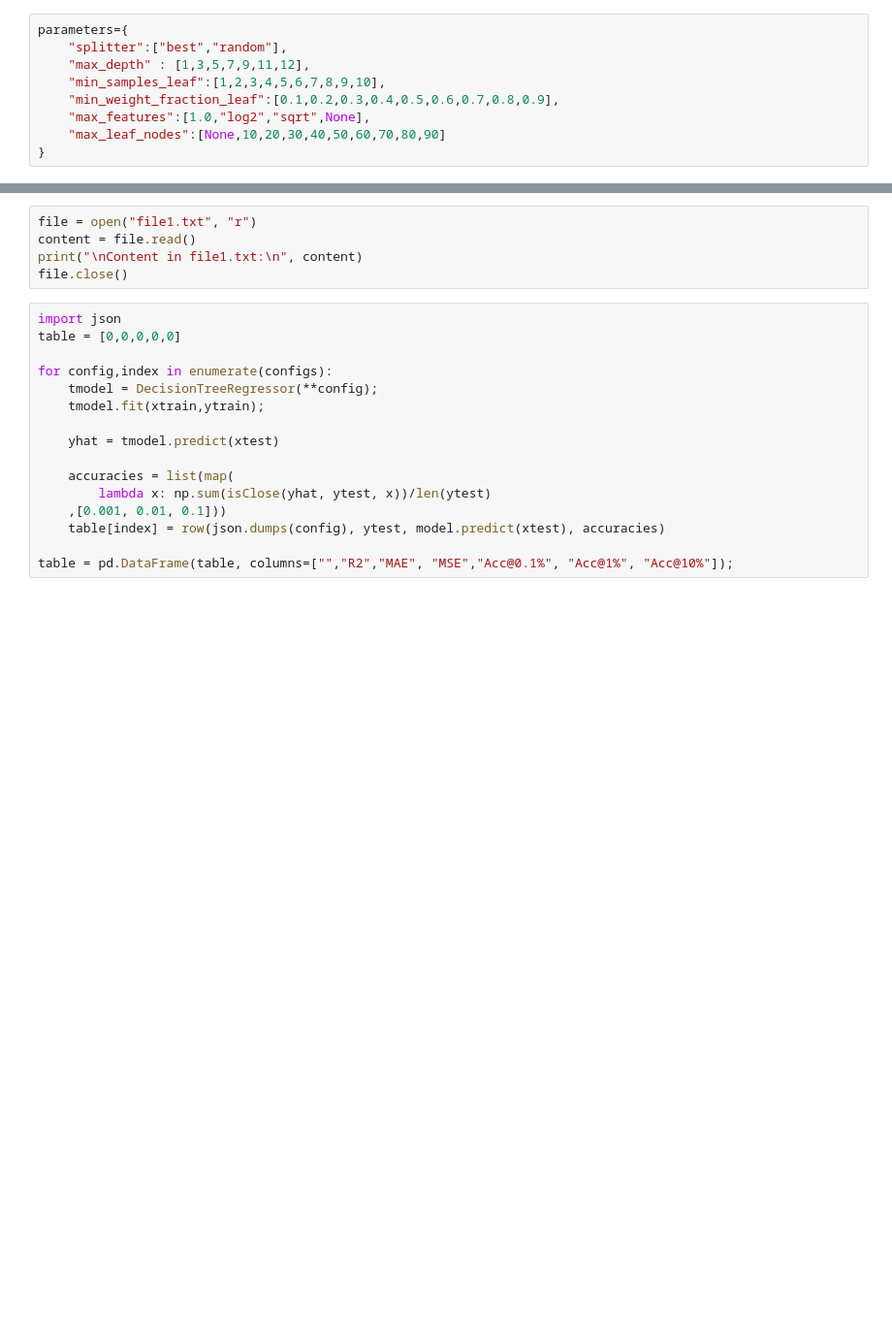
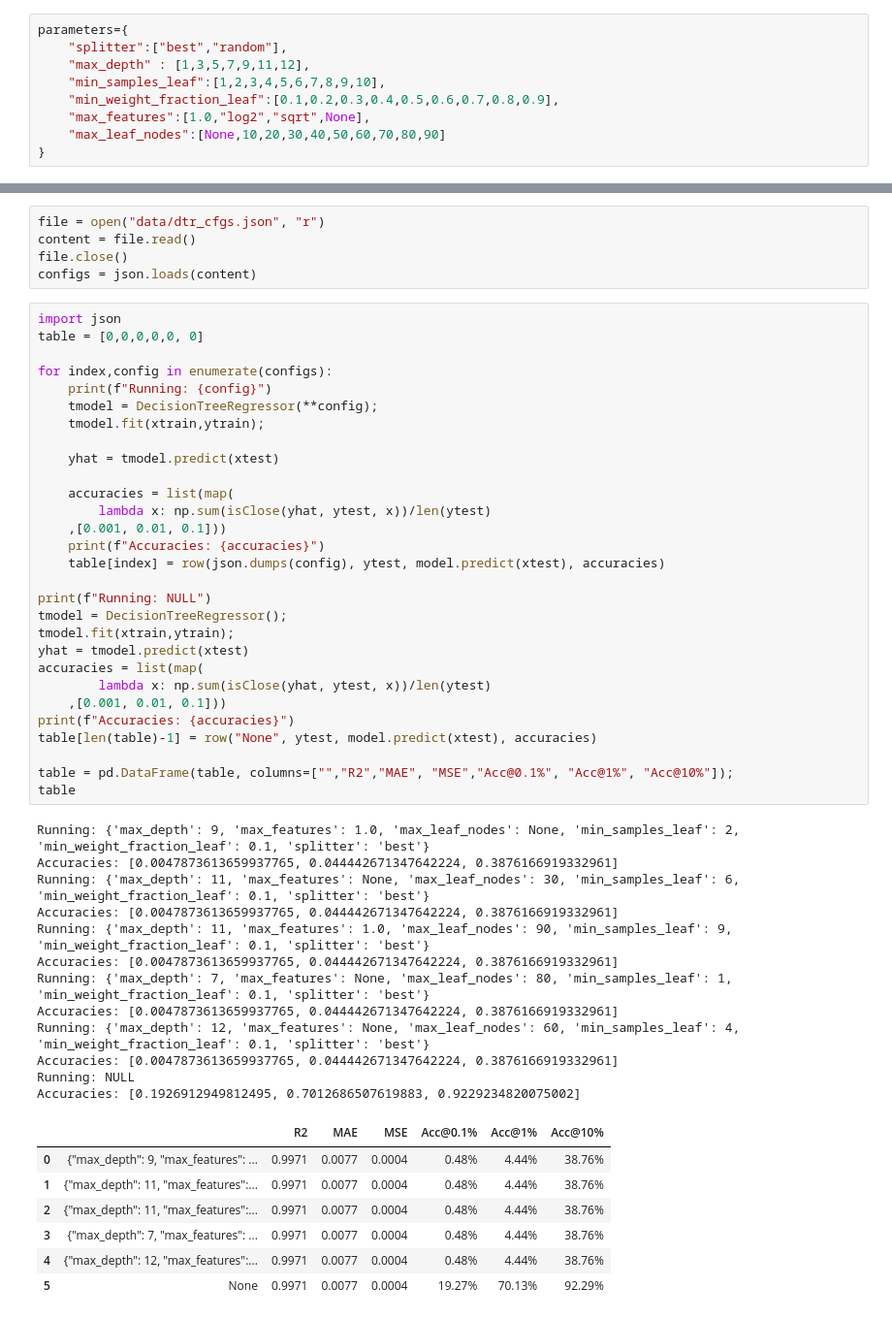
Before and after one commit to plutoniumm/MLTests, a Jupyter notebook: Regression_Pred.ipynb, the cells around one changed output, grey strips where cells are left out. Shown at 97% size. Saved outputs shown, nothing was run; the diff lists cells and outputs as text; blank space fills up the shorter version.

```diff
--- a/Regression_Pred.ipynb
+++ b/Regression_Pred.ipynb
@@ -127,21 +120,54 @@ file.close()
 # %%
-file = open("file1.txt", "r")
+file = open("data/dtr_cfgs.json", "r")
 content = file.read()
-print("\nContent in file1.txt:\n", content)
 file.close()
+configs = json.loads(content)
 # %%
 import json
-table = [0,0,0,0,0]
+table = [0,0,0,0,0, 0]
 
-for config,index in enumerate(configs):
+for index,config in enumerate(configs):
+    print(f"Running: {config}")
     tmodel = DecisionTreeRegressor(**config);
     tmodel.fit(xtrain,ytrain);
 
     yhat = tmodel.predict(xtest)
 
     accuracies = list(map(
         lambda x: np.sum(isClose(yhat, ytest, x))/len(ytest)
     ,[0.001, 0.01, 0.1]))
+    print(f"Accuracies: {accuracies}")
     table[index] = row(json.dumps(config), ytest, model.predict(xtest), accuracies)
 
+print(f"Running: NULL")
+tmodel = DecisionTreeRegressor();
+tmodel.fit(xtrain,ytrain);
+yhat = tmodel.predict(xtest)
+accuracies = list(map(
+        lambda x: np.sum(isClose(yhat, ytest, x))/len(ytest)
+    ,[0.001, 0.01, 0.1]))
+print(f"Accuracies: {accuracies}")
+table[len(table)-1] = row("None", ytest, model.predict(xtest), accuracies)
+
 table = pd.DataFrame(table, columns=["","R2","MAE", "MSE","Acc@0.1%", "Acc@1%", "Acc@10%"]);
+table
+# %% [output]
+Running: {'max_depth': 9, 'max_features': 1.0, 'max_leaf_nodes': None, 'min_samples_leaf': 2, 'min_weight_fraction_leaf': 0.1, 'splitter': 'best'}
+Accuracies: [0.0047873613659937765, 0.044442671347642224, 0.3876166919332961]
+Running: {'max_depth': 11, 'max_features': None, 'max_leaf_nodes': 30, 'min_samples_leaf': 6, 'min_weight_fraction_leaf': 0.1, 'splitter': 'best'}
+Accuracies: [0.0047873613659937765, 0.044442671347642224, 0.3876166919332961]
+Running: {'max_depth': 11, 'max_features': 1.0, 'max_leaf_nodes': 90, 'min_samples_leaf': 9, 'min_weight_fraction_leaf': 0.1, 'splitter': 'best'}
+Accuracies: [0.0047873613659937765, 0.044442671347642224, 0.3876166919332961]
+Running: {'max_depth': 7, 'max_features': None, 'max_leaf_nodes': 80, 'min_samples_leaf': 1, 'min_weight_fraction_leaf': 0.1, 'splitter': 'best'}
+Accuracies: [0.0047873613659937765, 0.044442671347642224, 0.3876166919332961]
+Running: {'max_depth': 12, 'max_features': None, 'max_leaf_nodes': 60, 'min_samples_leaf': 4, 'min_weight_fraction_leaf': 0.1, 'splitter': 'best'}
+Accuracies: [0.0047873613659937765, 0.044442671347642224, 0.3876166919332961]
+Running: NULL
+Accuracies: [0.1926912949812495, 0.7012686507619883, 0.9229234820075002]
+|  |  | R2 | MAE | MSE | Acc@0.1% | Acc@1% | Acc@10% |
+| 0 | {"max_depth": 9, "max_features": ... | 0.9971 | 0.0077 | 0.0004 | 0.48% | 4.44% | 38.76% |
+| 1 | {"max_depth": 11, "max_features":... | 0.9971 | 0.0077 | 0.0004 | 0.48% | 4.44% | 38.76% |
+| 2 | {"max_depth": 11, "max_features":... | 0.9971 | 0.0077 | 0.0004 | 0.48% | 4.44% | 38.76% |
+| 3 | {"max_depth": 7, "max_features": ... | 0.9971 | 0.0077 | 0.0004 | 0.48% | 4.44% | 38.76% |
+| 4 | {"max_depth": 12, "max_features":... | 0.9971 | 0.0077 | 0.0004 | 0.48% | 4.44% | 38.76% |
+| 5 | None | 0.9971 | 0.0077 | 0.0004 | 19.27% | 70.13% | 92.29% |
```
Also changed, not shown: parts of 4 cells of this notebook, 1 other file.
